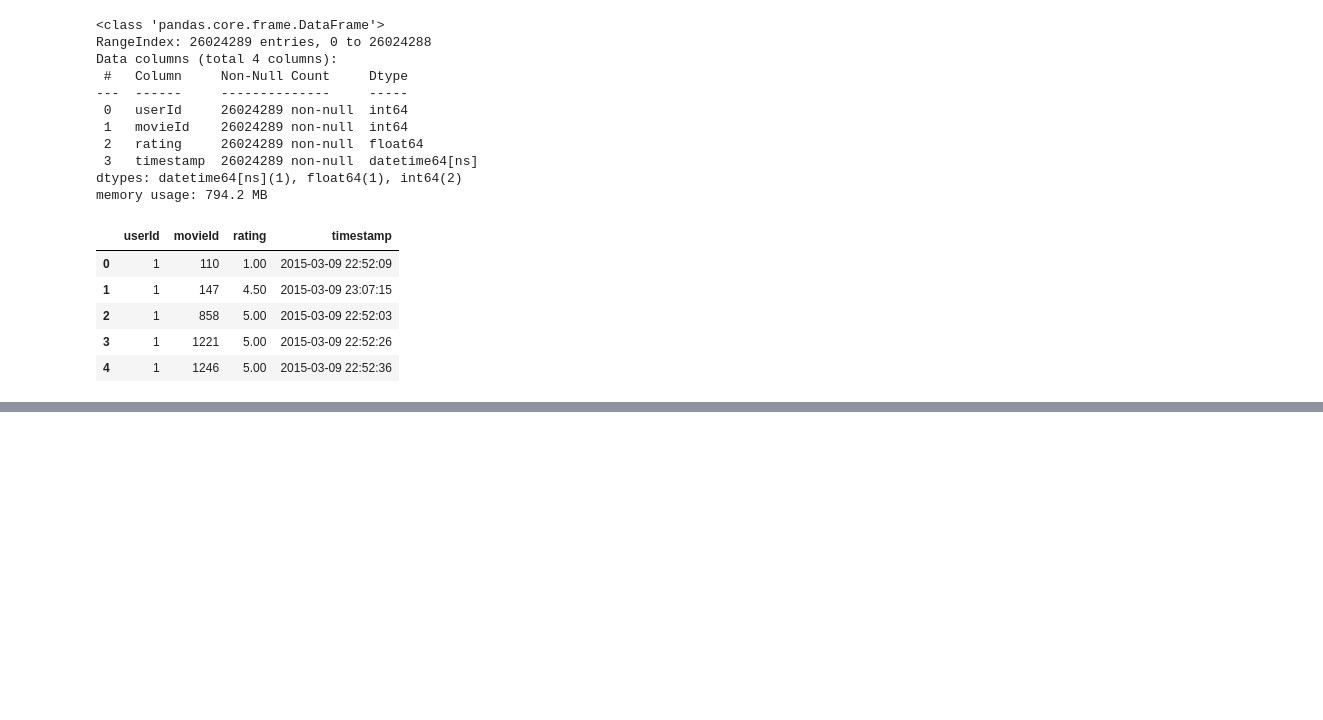
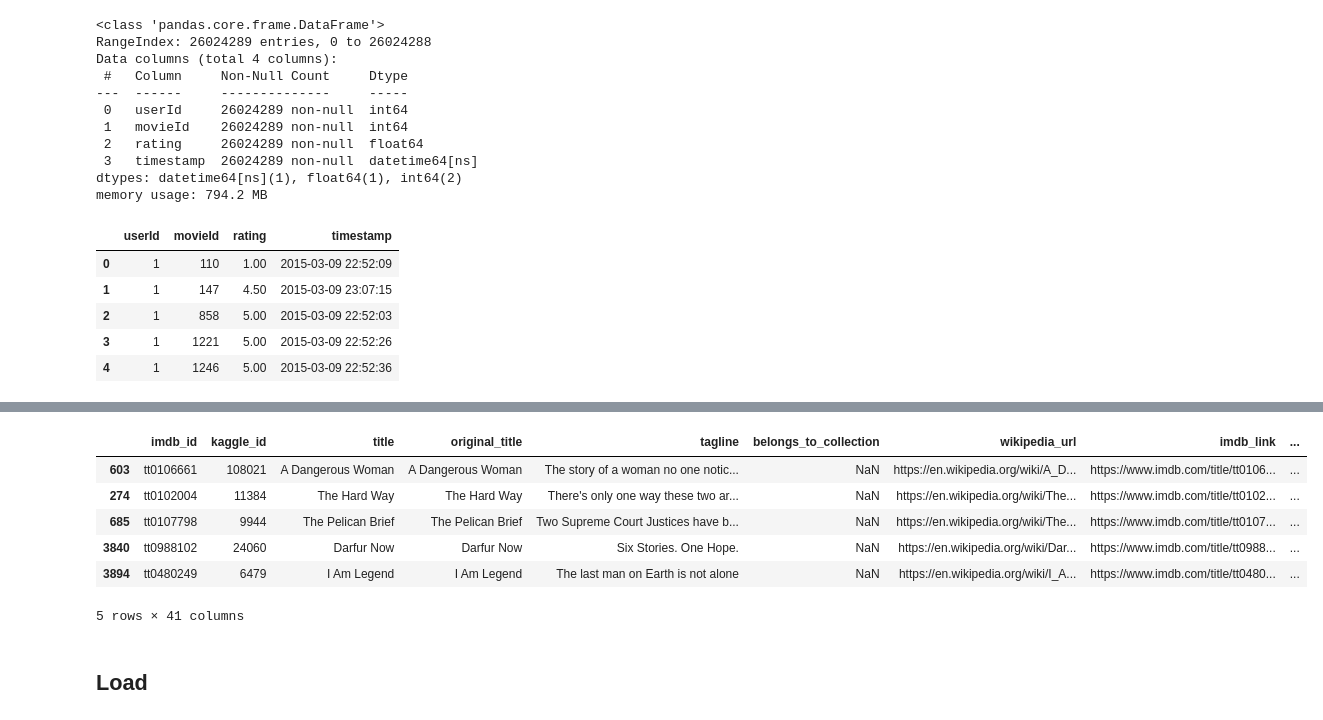
Before and after one commit to DonnieData/Movies-ETL, a Jupyter notebook: Movies_ETL.ipynb, the cells around one changed output, grey strips where cells are left out. Cells and saved outputs as stored; diff of their text form; code cells hidden in the pictures; blank space fills up the shorter version.

```diff
--- a/Movies_ETL.ipynb
+++ b/Movies_ETL.ipynb
@@ -1470,3 +1471,15 @@ movies_with_ratings_df.sample(3)
 # %%
 #  because not every movie got a rating for each rating level, there will be missing values instead of zeros. We have to fill those in ourselves,
 movies_with_ratings_df[rating_counts.columns] = movies_with_ratings_df[rating_counts.columns].fillna(0)
+# %%
+movies_with_ratings_df.sample(5)
+# %% [output]
+|  | imdb_id | kaggle_id | title | original_title | tagline | belongs_to_collection | wikipedia_url | imdb_link | ... |
+| 603 | tt0106661 | 108021 | A Dangerous Woman | A Dangerous Woman | The story of a woman no one notic... | NaN | https://en.wikipedia.org/wiki/A_D... | https://www.imdb.com/title/tt0106... | ... |
+| 274 | tt0102004 | 11384 | The Hard Way | The Hard Way | There's only one way these two ar... | NaN | https://en.wikipedia.org/wiki/The... | https://www.imdb.com/title/tt0102... | ... |
+| 685 | tt0107798 | 9944 | The Pelican Brief | The Pelican Brief | Two Supreme Court Justices have b... | NaN | https://en.wikipedia.org/wiki/The... | https://www.imdb.com/title/tt0107... | ... |
+| 3840 | tt0988102 | 24060 | Darfur Now | Darfur Now | Six Stories. One Hope. | NaN | https://en.wikipedia.org/wiki/Dar... | https://www.imdb.com/title/tt0988... | ... |
+| 3894 | tt0480249 | 6479 | I Am Legend | I Am Legend | The last man on Earth is not alone | NaN | https://en.wikipedia.org/wiki/I_A... | https://www.imdb.com/title/tt0480... | ... |
+5 rows × 41 columns
+# %% [markdown]
+## Load
```
Also changed, not shown: parts of 31 cells of this notebook, 2 other files.
